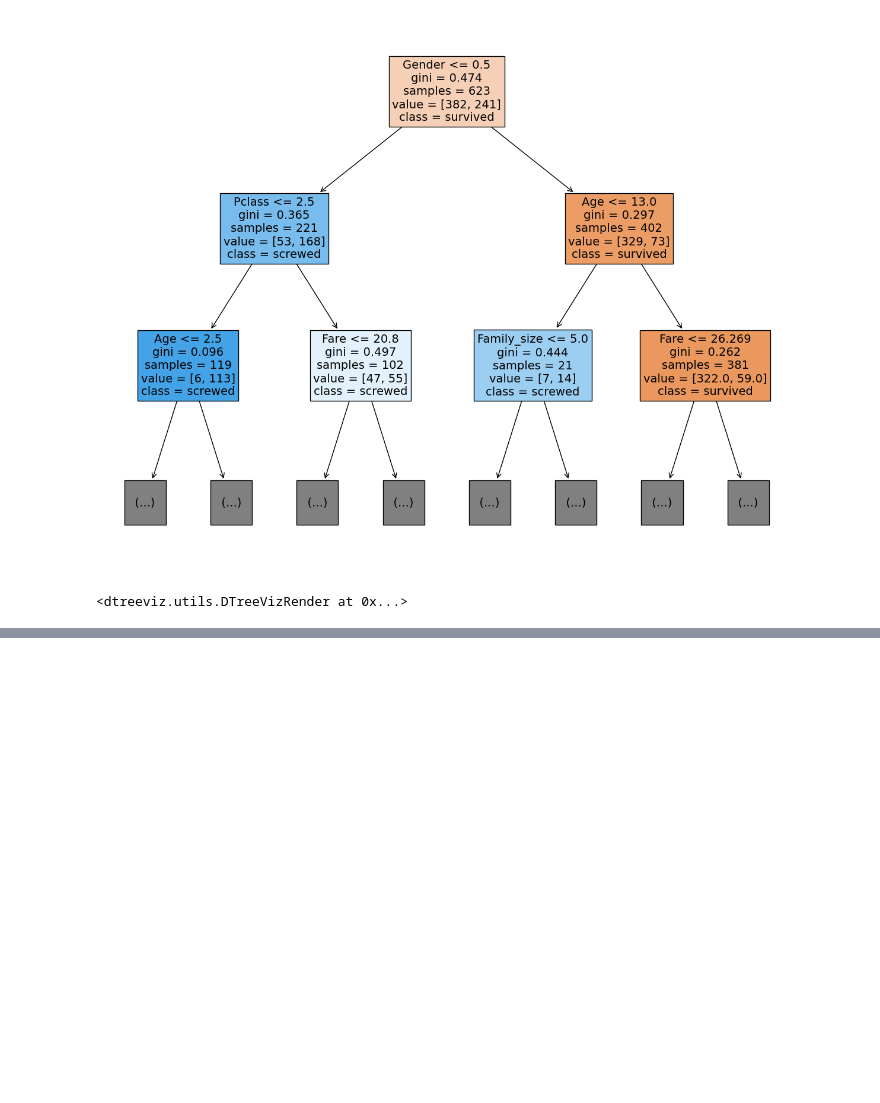
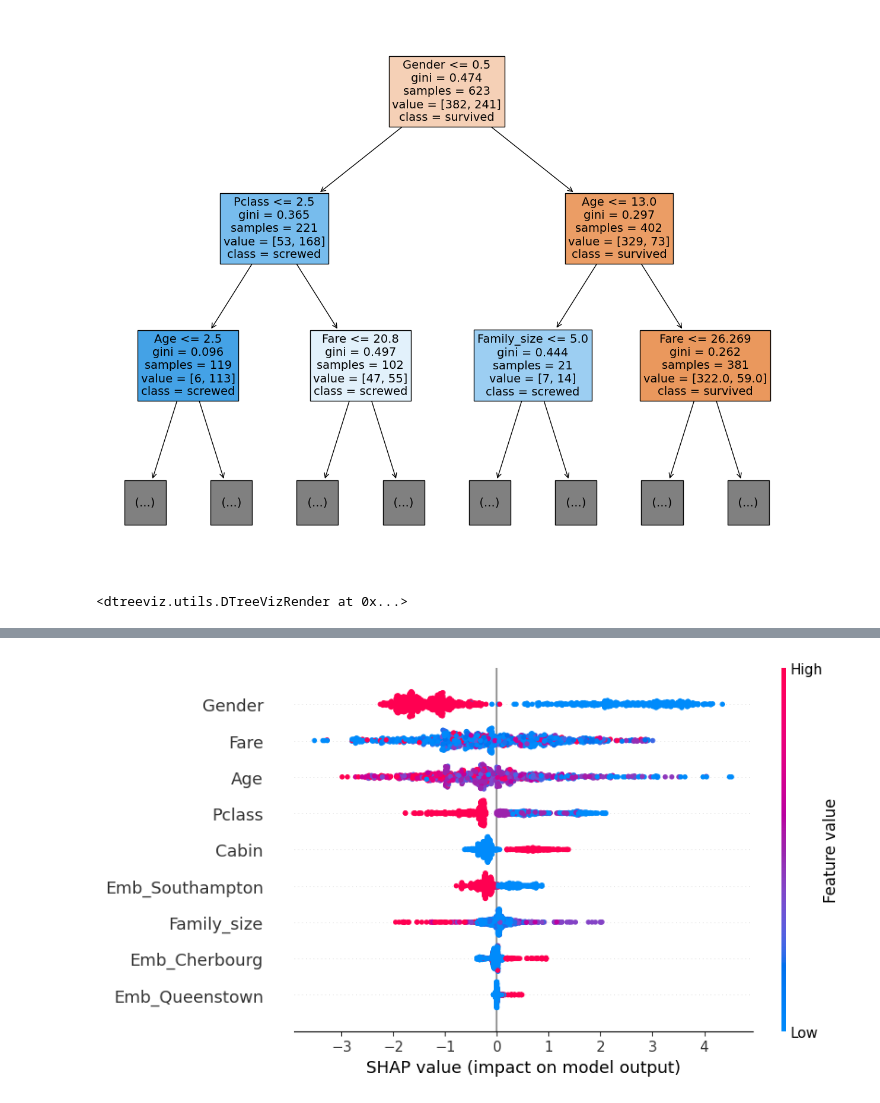
Before and after one commit to lou-i0/fastapi, a Jupyter notebook: main_ml1.ipynb, the cells around one changed output, grey strips where cells are left out. Cells and saved outputs as stored; diff of their text form; code cells hidden in the pictures; blank space fills up the shorter version.

```diff
--- a/main_ml1.ipynb
+++ b/main_ml1.ipynb
@@ -221,0 +273,5 @@ Feature names unseen at fit time:
+# %%
+# summarize the effects of all the features
+shap.plots.beeswarm(shap_values)
+# %% [output]
+[figure, added]
```
Also changed, not shown: parts of 21 cells of this notebook, 3 other files.
